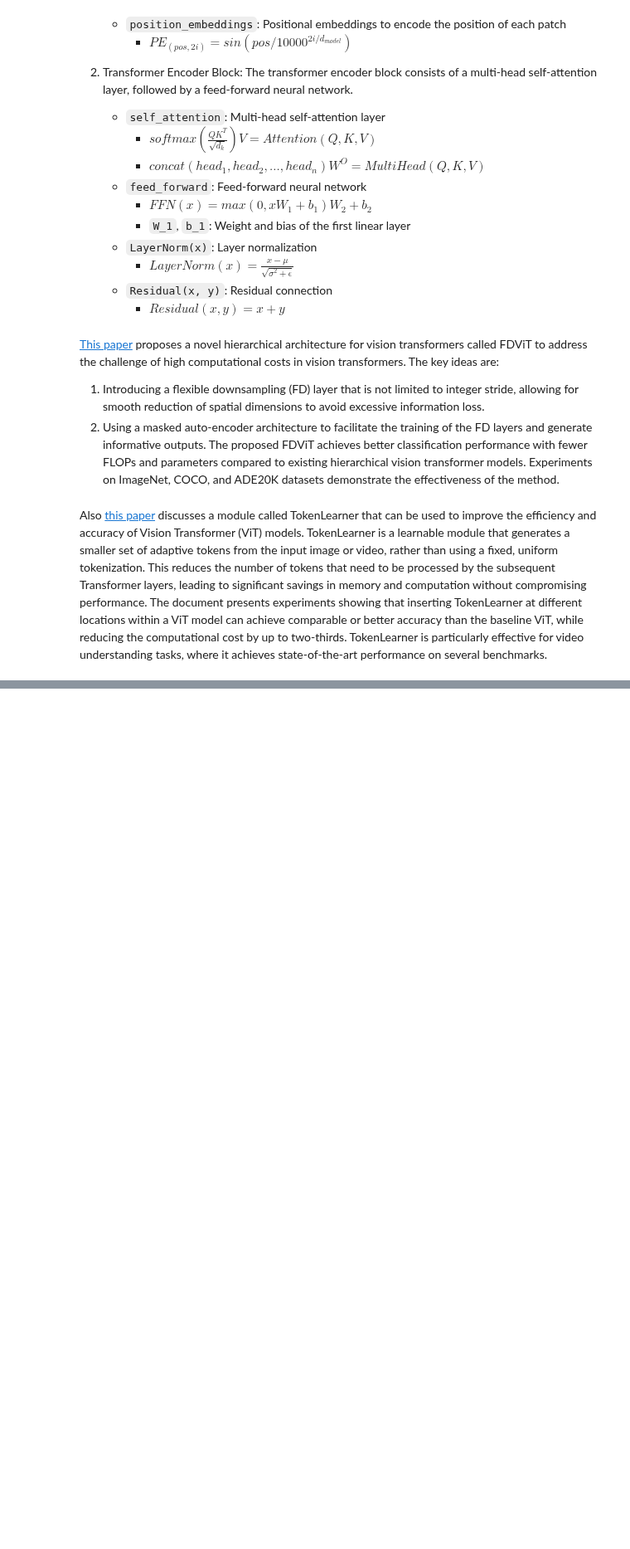
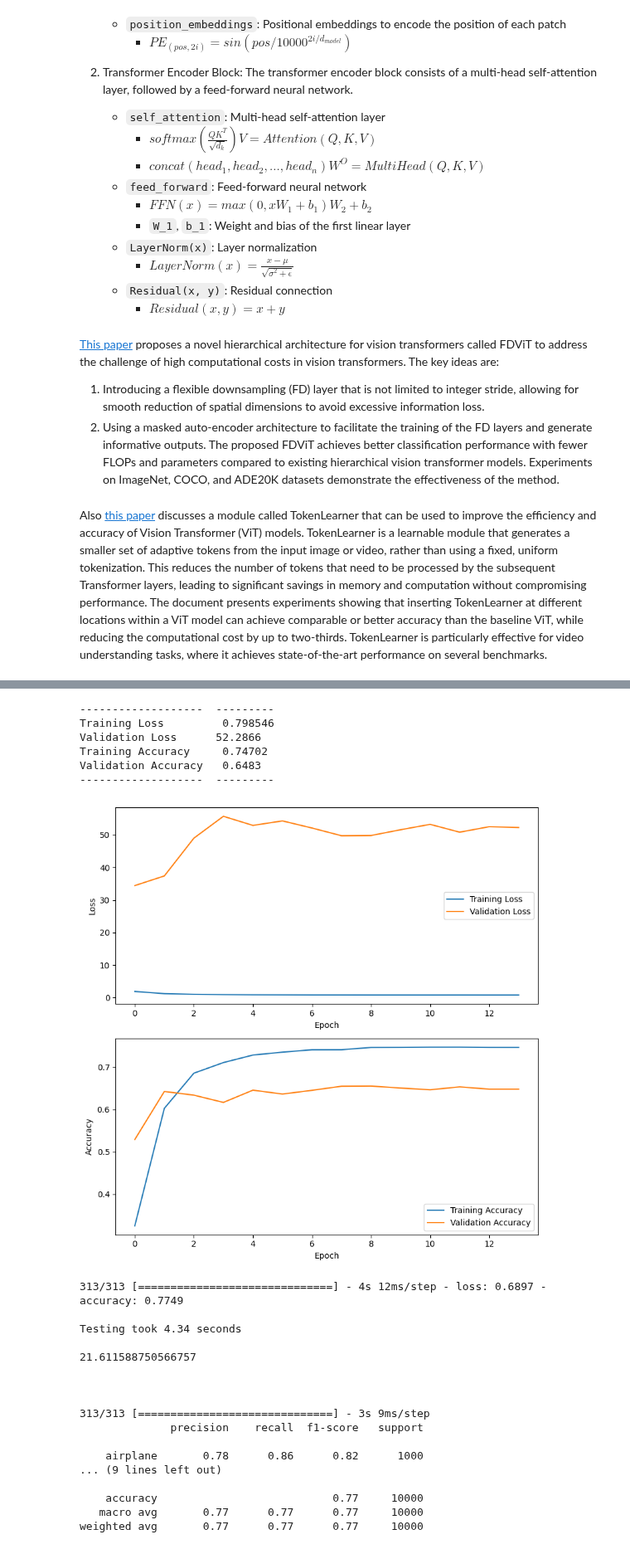
Before and after one commit to Shahriar-0/Neural-Networks-and-Deep-Learning-Course-Projects-S2024, a Jupyter notebook: HW5-Transformers/src/ImageClassification.ipynb, the cells around one changed output, grey strips where cells are left out. Shown at 83% size. Drawn from its saved outputs; the diff is of its cells as text; code cells hidden in the pictures; blank space fills up the shorter version.

Commit message:
and finally, add cnn models again

```diff
--- a/HW5-Transformers/src/ImageClassification.ipynb
+++ b/HW5-Transformers/src/ImageClassification.ipynb
@@ -46,0 +250,8 @@ Also [this paper](https://research.google/blog/improving-vision-transformer-effi
+# %%
+def create_VGG19_callbacks(model_name: str) -> list[keras.callbacks.Callback]:
+    checkpoint = ModelCheckpoint(f"../models/{model_name}.h5", monitor="val_accuracy", save_best_only=True)
+    early_stopping = EarlyStopping(monitor="val_accuracy", patience=5)
+    epoch_time_callback = EpochTimeCallback()
+    return [checkpoint, early_stopping, LR_sched, epoch_time_callback]
+# %%
+cnn_base_vgg19, vgg_19 = create_VGG19_model(cifar10_input_shape, len(cifar10_labels))
@@ -46,0 +300,10 @@ Also [this paper](https://research.google/blog/improving-vision-transformer-effi
+# %%
+vgg19_callbacks = create_VGG19_callbacks("vgg19")
+# %%
+vgg19_history = vgg_19.fit(
+    datagen.flow(x_train, y_train_onehot, batch_size=512),
+    batch_size=512,
+    epochs=20,
+    validation_data=(x_val, y_val_onehot),
+    callbacks=vgg19_callbacks,
+)
@@ -46,0 +328,27 @@ Also [this paper](https://research.google/blog/improving-vision-transformer-effi
+# %%
+analyze_model(vgg_19, vgg19_history, vgg19_callbacks[-1], x_test, y_test_onehot)
+# %% [output]
+-------------------  ---------
+Training Loss         0.798546
+Validation Loss      52.2866
+Training Accuracy     0.74702
+Validation Accuracy   0.6483
+-------------------  ---------
+[figure, added]
+313/313 [==============================] - 4s 12ms/step - loss: 0.6897 - accuracy: 0.7749
+
+Testing took 4.34 seconds
+
+21.611588750566757
+
+
+
+313/313 [==============================] - 3s 9ms/step
+              precision    recall  f1-score   support
+
+    airplane       0.78      0.86      0.82      1000
+... (9 lines left out)
+
+    accuracy                           0.77     10000
+   macro avg       0.77      0.77      0.77     10000
+weighted avg       0.77      0.77      0.77     10000
```
Also changed, not shown: parts of 27 cells of this notebook.
